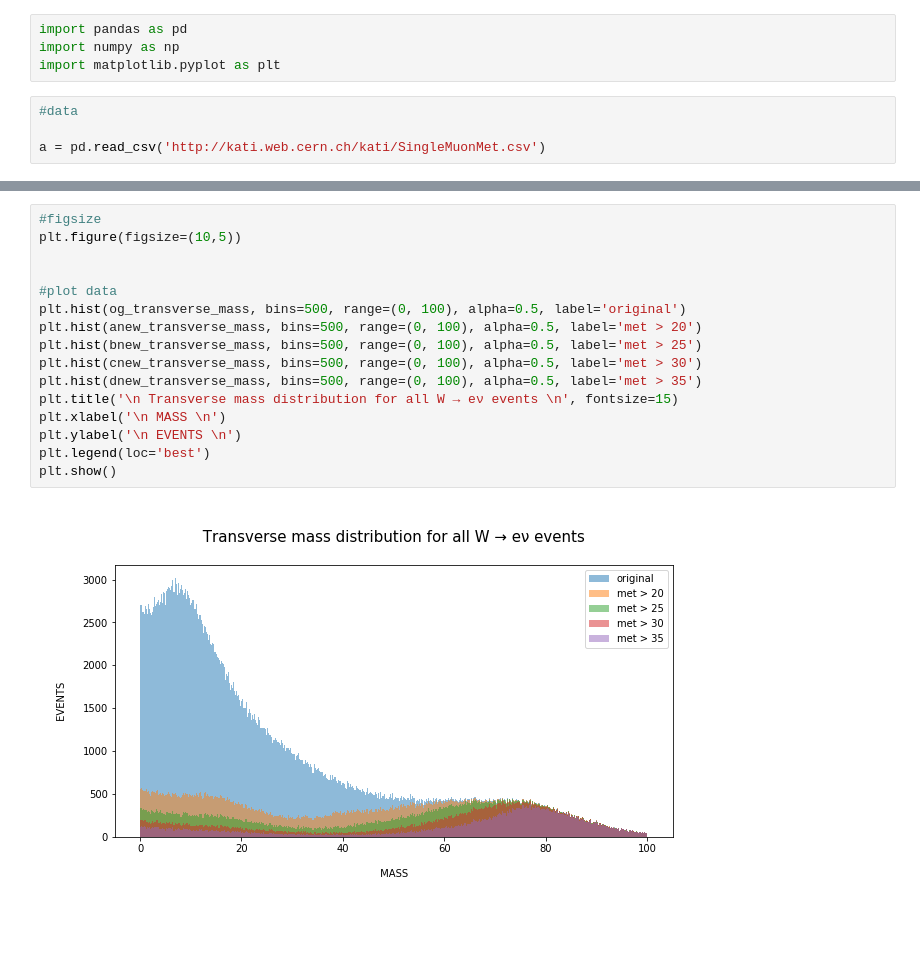
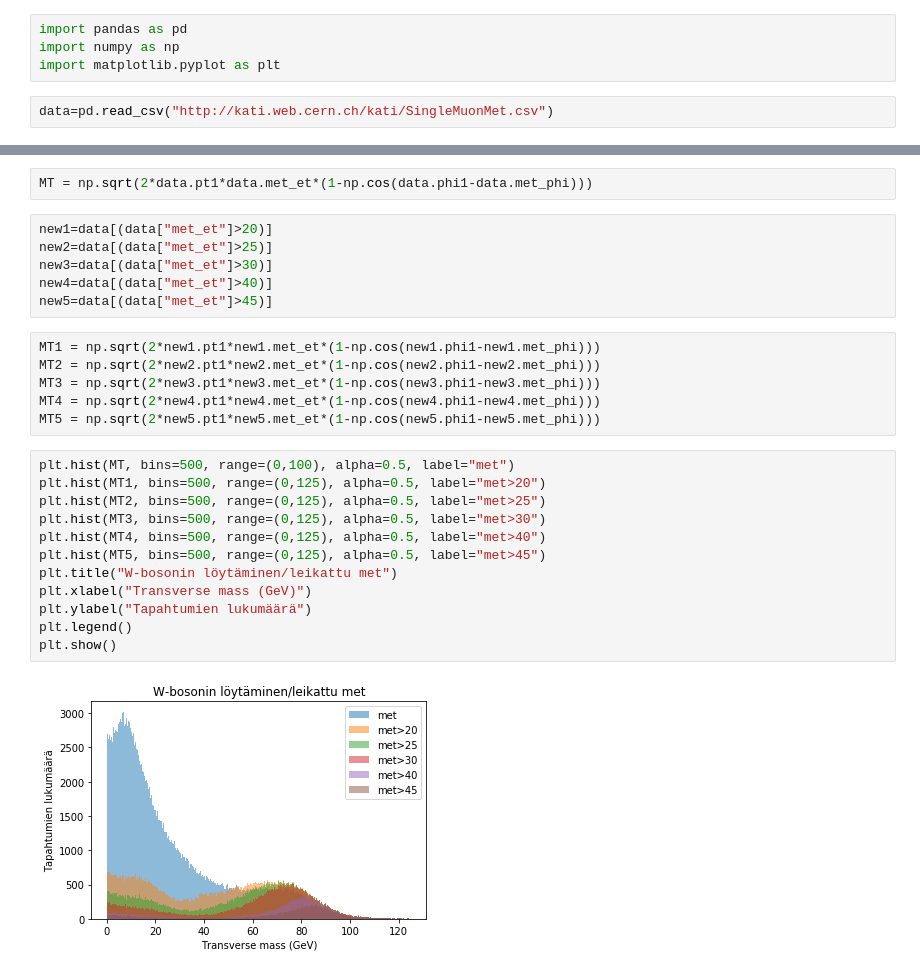
Before and after one commit to cms-opendata-education/HSSIP-Finland-2019, a Jupyter notebook: W-boson.ipynb, the cells around one changed output, grey strips where cells are left out. Cells and saved outputs as stored; diff of their text form; blank space fills up the shorter version.

```diff
--- a/W-boson.ipynb
+++ b/W-boson.ipynb
@@ -3,7 +3,5 @@ import pandas as pd
 import numpy as np
 import matplotlib.pyplot as plt
 # %%
-#data
-
-a = pd.read_csv('http://kati.web.cern.ch/kati/SingleMuonMet.csv')
+data=pd.read_csv("http://kati.web.cern.ch/kati/SingleMuonMet.csv")
 # %%
@@ -53,18 +17,28 @@ eta4_transverse_mass = np.sqrt(2*eta4.pt1*eta4.met_et*(1-np.cos(eta4.phi1-eta4.m
+# %%
+MT = np.sqrt(2*data.pt1*data.met_et*(1-np.cos(data.phi1-data.met_phi)))
+# %%
+new1=data[(data["met_et"]>20)]
+new2=data[(data["met_et"]>25)]
+new3=data[(data["met_et"]>30)]
+new4=data[(data["met_et"]>40)]
+new5=data[(data["met_et"]>45)]
+# %%
+MT1 = np.sqrt(2*new1.pt1*new1.met_et*(1-np.cos(new1.phi1-new1.met_phi)))
+MT2 = np.sqrt(2*new2.pt1*new2.met_et*(1-np.cos(new2.phi1-new2.met_phi)))
+MT3 = np.sqrt(2*new3.pt1*new3.met_et*(1-np.cos(new3.phi1-new3.met_phi)))
+MT4 = np.sqrt(2*new4.pt1*new4.met_et*(1-np.cos(new4.phi1-new4.met_phi)))
+MT5 = np.sqrt(2*new5.pt1*new5.met_et*(1-np.cos(new5.phi1-new5.met_phi)))
 # %%
-#figsize
-plt.figure(figsize=(10,5))
-
-
-#plot data
-plt.hist(og_transverse_mass, bins=500, range=(0, 100), alpha=0.5, label='original')
-plt.hist(anew_transverse_mass, bins=500, range=(0, 100), alpha=0.5, label='met > 20')
-plt.hist(bnew_transverse_mass, bins=500, range=(0, 100), alpha=0.5, label='met > 25')
-plt.hist(cnew_transverse_mass, bins=500, range=(0, 100), alpha=0.5, label='met > 30')
-plt.hist(dnew_transverse_mass, bins=500, range=(0, 100), alpha=0.5, label='met > 35')
-plt.title('\n Transverse mass distribution for all W → eν events \n', fontsize=15)
-plt.xlabel('\n MASS \n')
-plt.ylabel('\n EVENTS \n')
-plt.legend(loc='best')
+plt.hist(MT, bins=500, range=(0,100), alpha=0.5, label="met")
+plt.hist(MT1, bins=500, range=(0,125), alpha=0.5, label="met>20")
+plt.hist(MT2, bins=500, range=(0,125), alpha=0.5, label="met>25")
+plt.hist(MT3, bins=500, range=(0,125), alpha=0.5, label="met>30")
+plt.hist(MT4, bins=500, range=(0,125), alpha=0.5, label="met>40")
+plt.hist(MT5, bins=500, range=(0,125), alpha=0.5, label="met>45")
+plt.title("W-bosonin löytäminen/leikattu met")
+plt.xlabel("Transverse mass (GeV)")
+plt.ylabel("Tapahtumien lukumäärä")
+plt.legend()
 plt.show()
 # %% [output]
-[figure, old version]
+[figure, new version]
```
Also changed, not shown: parts of 15 cells of this notebook.
